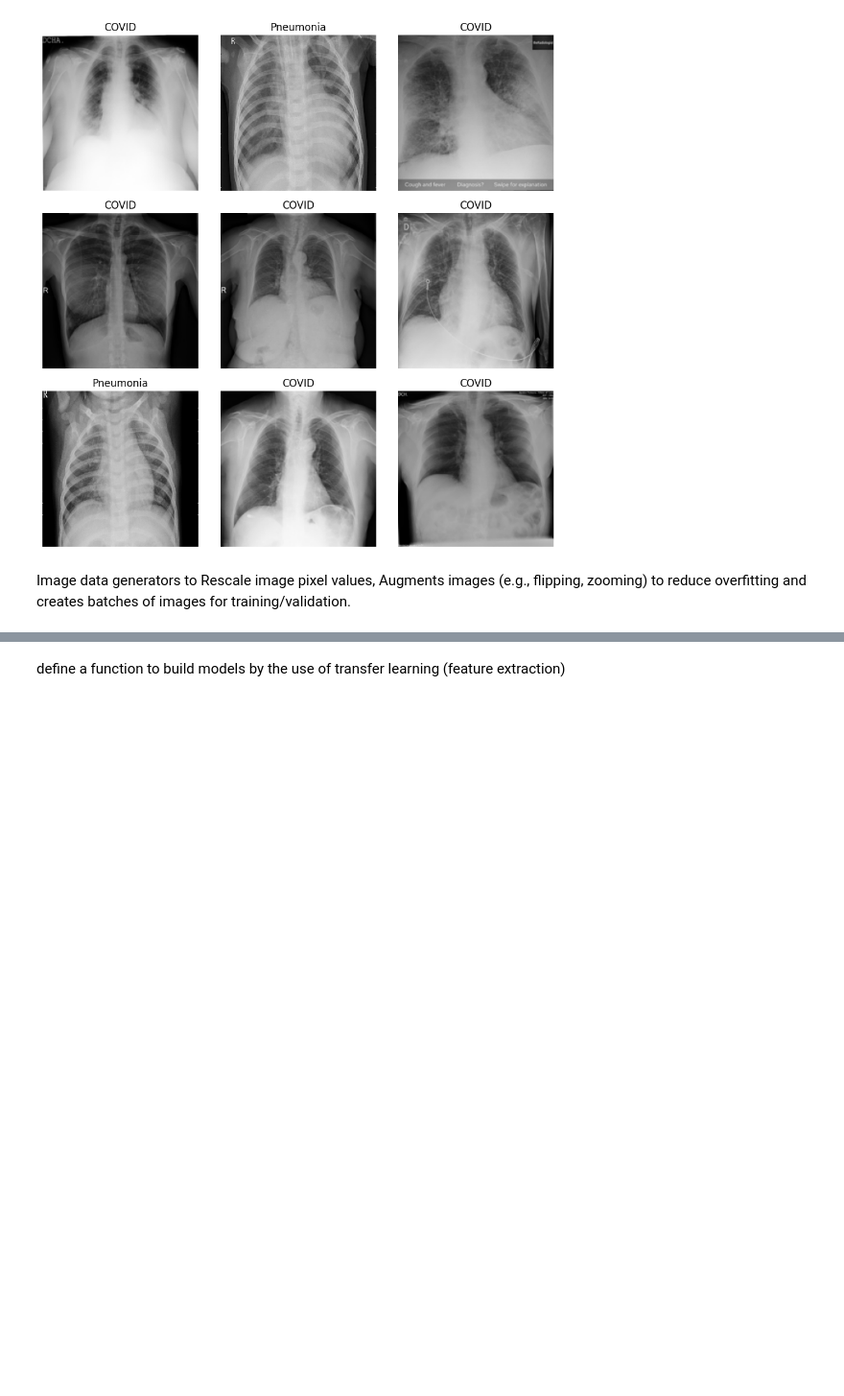
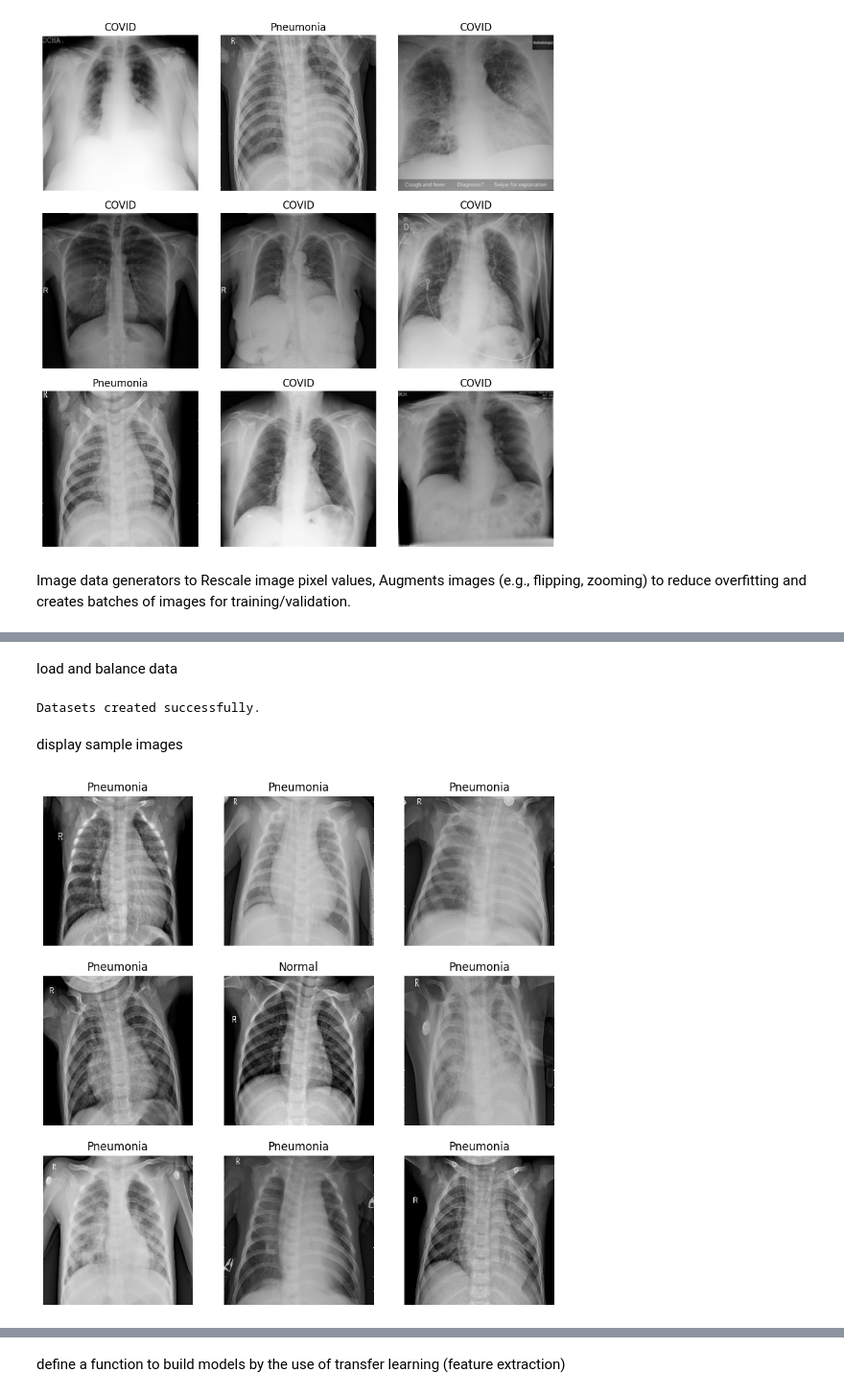
Before and after one commit to Dannie-py/Pneumonia-Detection-, a Jupyter notebook: COVID_ClassificationPro19030622.ipynb, the cells around one changed output, grey strips where cells are left out. Shown at 96% size. Drawn from its saved outputs; the diff is of its cells as text; code cells hidden in the pictures; blank space fills up the shorter version.

Commit message:
updated training codes with error correction, unfreezing model generic layers. and model results

```diff
--- a/COVID_ClassificationPro19030622.ipynb
+++ b/COVID_ClassificationPro19030622.ipynb
@@ -166,3 +331,57 @@ Image data generators to Rescale image pixel values, Augments images (e.g., flip
+# %% [markdown]
+load and balance data
+# %%
+# Create data generators
+train_loader = BalancedDataGenerator('/content/drive/MyDrive/Colab Notebooks/chest_xray_dataset/train',oversample_data=True)
+
+val_loader = BalancedDataGenerator('/content/drive/MyDrive/Colab Notebooks/chest_xray_dataset/val', shuffle=False) # Corrected path for validation data
+test_loader = BalancedDataGenerator('/content/drive/MyDrive/Colab Notebooks/chest_xray_dataset/test', shuffle=False) # Corrected path for test data
+
+# Get paths and labels from loaders
+train_paths, train_labels, class_names = train_loader.get_paths_and_labels()
+val_paths, val_labels, _ = val_loader.get_paths_and_labels()
+test_paths, test_labels, _ = test_loader.get_paths_and_labels()
+
+# Check if any paths were found
+if not train_paths or not val_paths or not test_paths:
+    raise ValueError("No image paths found in one or more datasets. Check dataset paths or format.")
+
+# Create TensorFlow datasets using the preprocess method
+train_ds = tf.data.Dataset.from_tensor_slices((tf.constant(train_paths, dtype=tf.string), tf.constant(train_labels, dtype=tf.int32)))
+train_ds = train_ds.shuffle(buffer_size=len(train_paths)) # Shuffle only training data
+# Call the preprocess method of the train_loader instance
+train_ds = train_ds.map(lambda x, y: train_loader.preprocess(x, y), num_parallel_calls=tf.data.AUTOTUNE)
+train_ds = train_ds.batch(train_loader.batch_size).prefetch(tf.data.AUTOTUNE)
+
+val_ds = tf.data.Dataset.from_tensor_slices((tf.constant(val_paths, dtype=tf.string), tf.constant(val_labels, dtype=tf.int32)))
+# Call the preprocess method of the val_loader instance
+val_ds = val_ds.map(lambda x, y: val_loader.preprocess(x, y), num_parallel_calls=tf.data.AUTOTUNE)
+val_ds = val_ds.batch(val_loader.batch_size).prefetch(tf.data.AUTOTUNE)
+
+test_ds = tf.data.Dataset.from_tensor_slices((tf.constant(test_paths, dtype=tf.string), tf.constant(test_labels, dtype=tf.int32)))
+# test_ds should not be shuffled for evaluation
+# Call the preprocess method of the test_loader instance
+test_ds = test_ds.map(lambda x, y: test_loader.preprocess(x, y), num_parallel_calls=tf.data.AUTOTUNE)
+test_ds = test_ds.batch(test_loader.batch_size).prefetch(tf.data.AUTOTUNE)
+
+print("Datasets created successfully.")
+# %% [output]
+Datasets created successfully.
+# %% [markdown]
+display sample images
+# %%
+# Display sample images
+for images, labels in train_ds.take(1):
+    plt.figure(figsize=(10, 10))
+    for i in range(9):
+        ax = plt.subplot(3, 3, i + 1)
+        plt.imshow(images[i].numpy())
+        class_idx = tf.argmax(labels[i]).numpy()
+        plt.title(class_names[class_idx])
+        plt.axis("off")
+    plt.show()
+# %% [output]
+[figure, added]
 # %%
 # google drive can be mounted with the follwoing codes if not using the mounting icon on the file browser on the left.
 #from google.colab import drive # to mount google drive.
```
Also changed, not shown: parts of 16 cells of this notebook.
